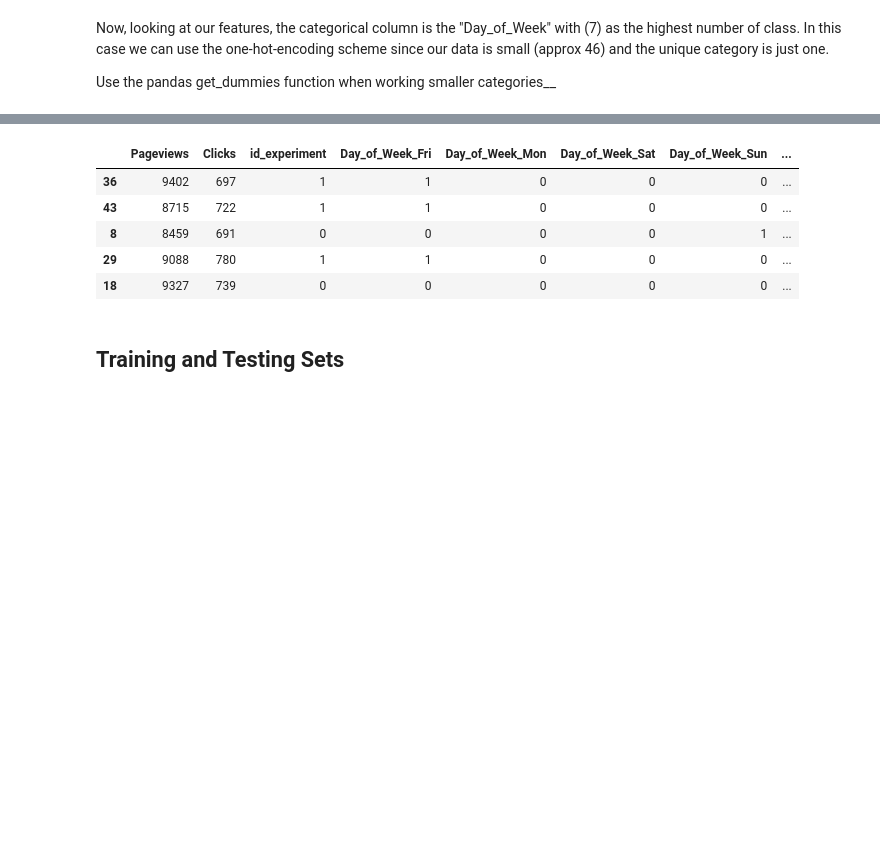
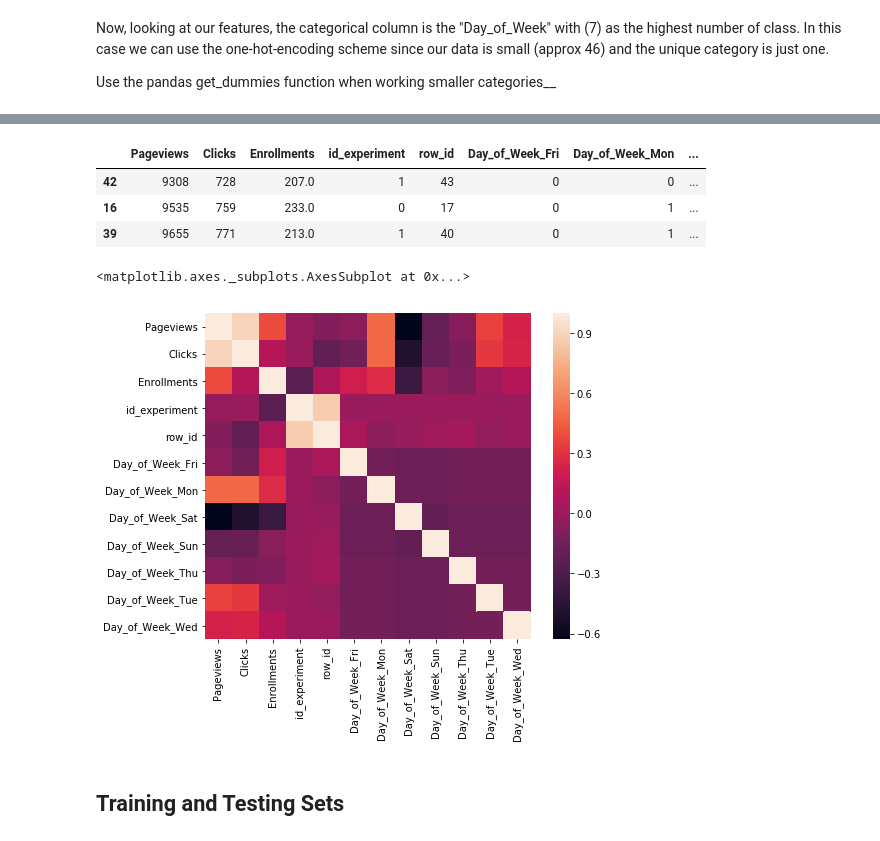
Before and after one commit to nnorukaemeka/piq2019, a Jupyter notebook: HypothesisTesting.ipynb, the cells around one changed output, grey strips where cells are left out. Cells and saved outputs as stored; diff of their text form; code cells hidden in the pictures; blank space fills up the shorter version.

```diff
--- a/HypothesisTesting.ipynb
+++ b/HypothesisTesting.ipynb
@@ -506,16 +503,24 @@ Use the pandas get_dummies function when working smaller categories__
+# %%
+#Shuffle the rows to mix the data up for learning
+data_shuffled_tbl = dummified_data.reindex(np.random.permutation(dummified_data.index))
+data_shuffled_tbl.head(3)
+# %% [output]
+|  | Pageviews | Clicks | Enrollments | id_experiment | row_id | Day_of_Week_Fri | Day_of_Week_Mon | ... |
+| 42 | 9308 | 728 | 207.0 | 1 | 43 | 0 | 0 | ... |
+| 16 | 9535 | 759 | 233.0 | 0 | 17 | 0 | 1 | ... |
+| 39 | 9655 | 771 | 213.0 | 1 | 40 | 0 | 1 | ... |
+# %%
+data_shuffled_tbl_copy = data_shuffled_tbl
+# %%
+#CORRELATION MATRIX AMONG FEATURES
+corrmat = data_shuffled_tbl_copy.corr()
+f,ax = plt.subplots(figsize=(8,6))
+sns.heatmap(corrmat, square=True)
+# %% [output]
+<matplotlib.axes._subplots.AxesSubplot at 0x...>
+[figure, added]
 # %%
 #save the target value to a new variable
 y_target = data_shuffled_tbl['Enrollments']
 data_shuffled_tbl.drop(['Enrollments',"row_id"], axis=1, inplace=True) # I drop the “row_id” field from the data since
 # this is a unique ID that will not help the model.
-
-#one hot encode using pandas dummy function
-dummified_data = pd.get_dummies(data_shuffled_tbl)
-dummified_data.head()
-# %% [output]
-|  | Pageviews | Clicks | id_experiment | Day_of_Week_Fri | Day_of_Week_Mon | Day_of_Week_Sat | Day_of_Week_Sun | ... |
-| 36 | 9402 | 697 | 1 | 1 | 0 | 0 | 0 | ... |
-| 43 | 8715 | 722 | 1 | 1 | 0 | 0 | 0 | ... |
-| 8 | 8459 | 691 | 0 | 0 | 0 | 0 | 1 | ... |
-| 29 | 9088 | 780 | 1 | 1 | 0 | 0 | 0 | ... |
-| 18 | 9327 | 739 | 0 | 0 | 0 | 0 | 0 | ... |
```
Also changed, not shown: parts of 27 cells of this notebook.
